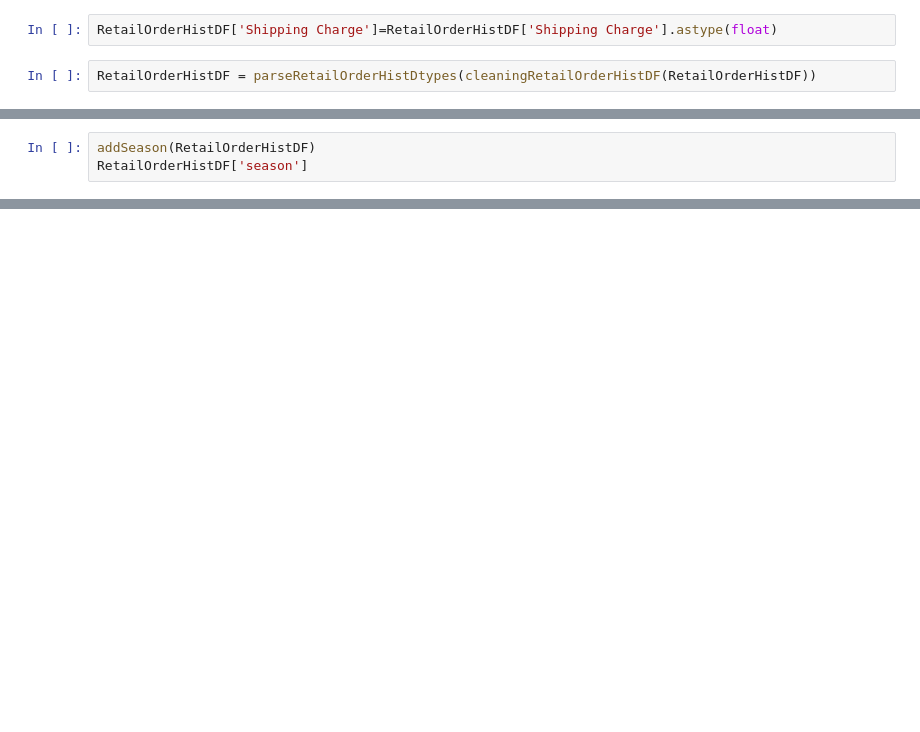
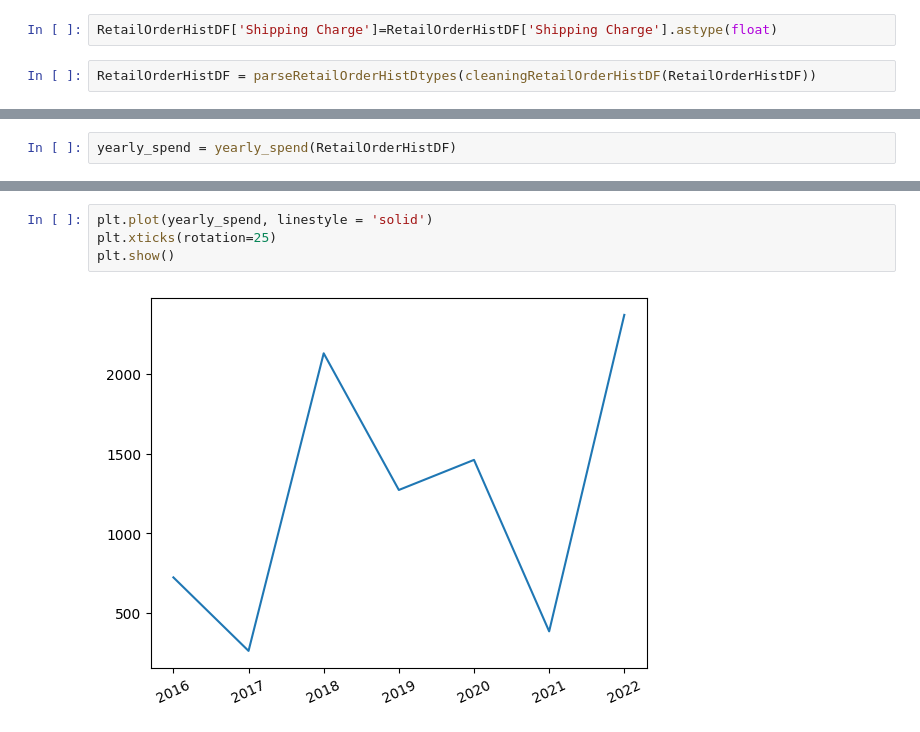
Before and after one commit to Zircoz/AmazonSummarizer, a Jupyter notebook: AmazonSummarizer.ipynb, the cells around one changed output, grey strips where cells are left out. Saved outputs shown, nothing was run; the diff lists cells and outputs as text; blank space fills up the shorter version.

```diff
--- a/AmazonSummarizer.ipynb
+++ b/AmazonSummarizer.ipynb
@@ -81,3 +45,2 @@ Name: time, dtype: object
 # %%
-addSeason(RetailOrderHistDF)
-RetailOrderHistDF['season']
+yearly_spend = yearly_spend(RetailOrderHistDF)
@@ -131,0 +57,6 @@ plt.grid()
+# %%
+plt.plot(yearly_spend, linestyle = 'solid')
+plt.xticks(rotation=25)
+plt.show()
+# %% [output]
+[figure, added]
```
Also changed, not shown: parts of 12 cells of this notebook, 3 other files.
